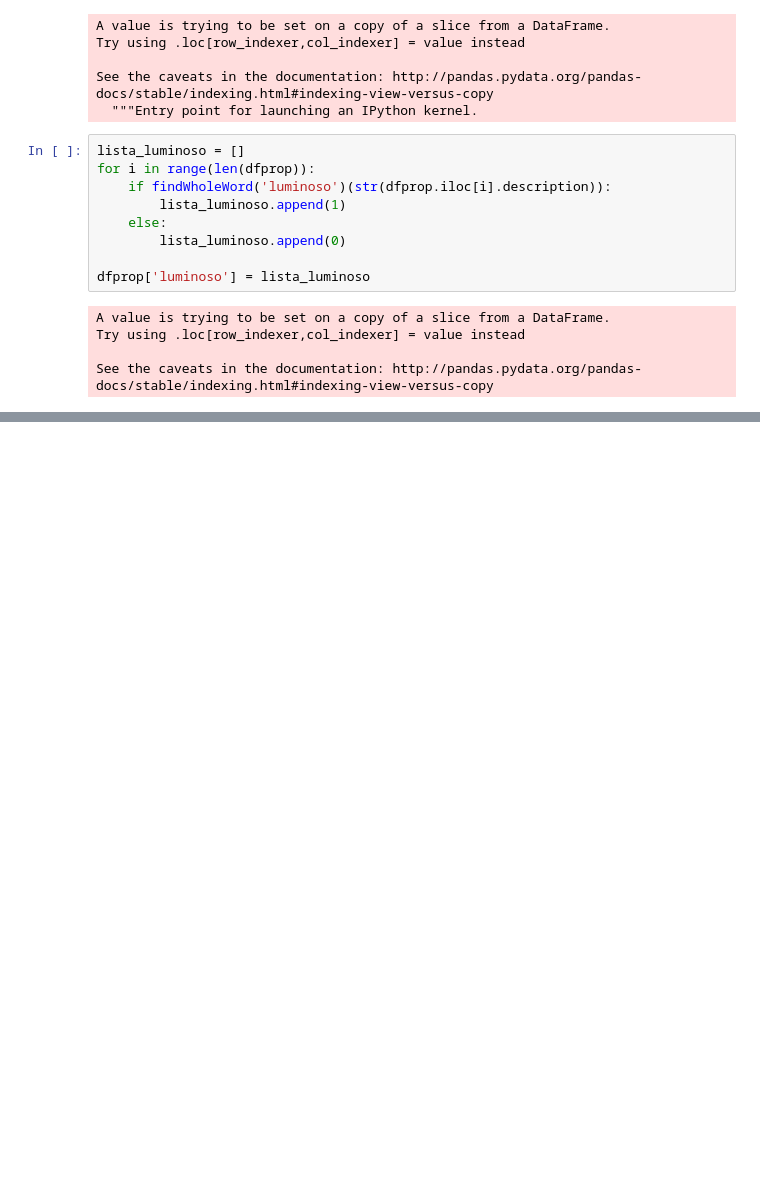
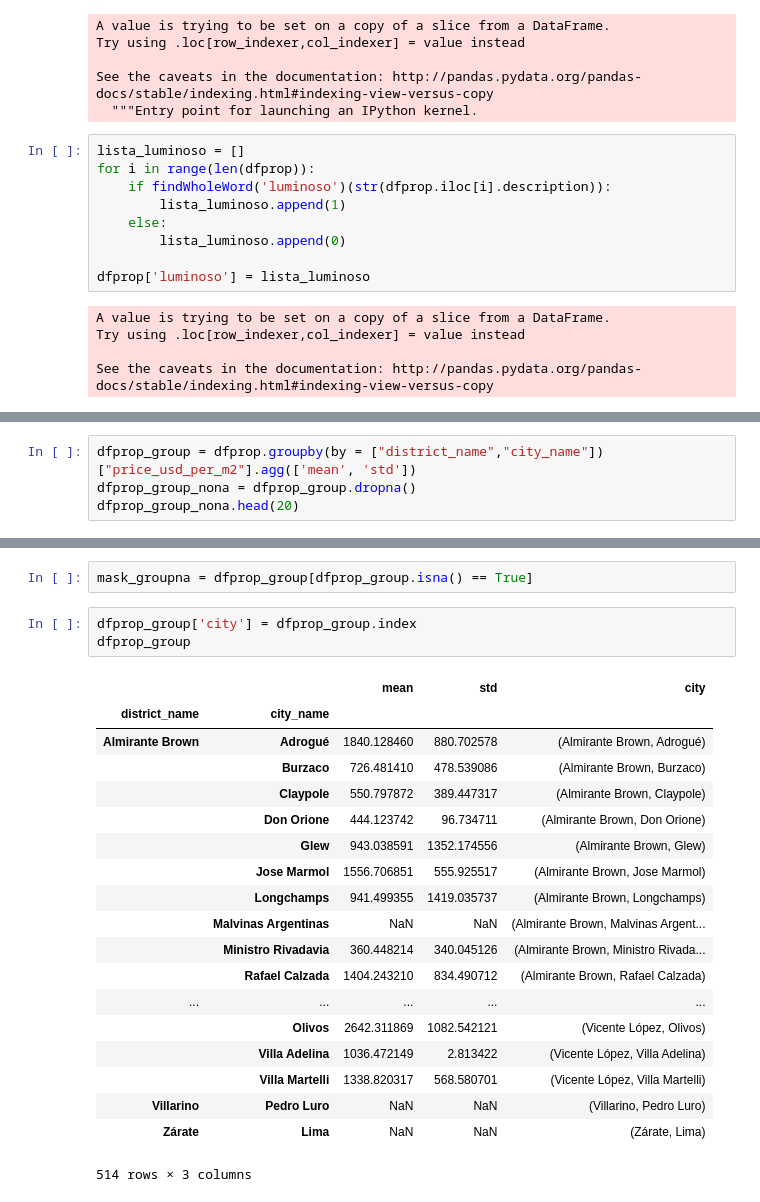
Before and after one commit to rgvillar/properati, a Jupyter notebook: Properati.ipynb, the cells around one changed output, grey strips where cells are left out. Cells and saved outputs as stored; diff of their text form; blank space fills up the shorter version.

```diff
--- a/Properati.ipynb
+++ b/Properati.ipynb
@@ -525,0 +839,4 @@ ModuleNotFoundError: No module named 'wordcloud'
+# %%
+dfprop_group = dfprop.groupby(by = ["district_name","city_name"])["price_usd_per_m2"].agg(['mean', 'std'])
+dfprop_group_nona = dfprop_group.dropna()
+dfprop_group_nona.head(20)
@@ -525,0 +862,25 @@ ModuleNotFoundError: No module named 'wordcloud'
+# %%
+mask_groupna = dfprop_group[dfprop_group.isna() == True]
+# %%
+dfprop_group['city'] = dfprop_group.index
+dfprop_group
+# %% [output]
+|  |  | mean | std | city |
+| district_name | city_name |  |  |  |
+| Almirante Brown | Adrogué | 1840.128460 | 880.702578 | (Almirante Brown, Adrogué) |
+|  | Burzaco | 726.481410 | 478.539086 | (Almirante Brown, Burzaco) |
+|  | Claypole | 550.797872 | 389.447317 | (Almirante Brown, Claypole) |
+|  | Don Orione | 444.123742 | 96.734711 | (Almirante Brown, Don Orione) |
+|  | Glew | 943.038591 | 1352.174556 | (Almirante Brown, Glew) |
+|  | Jose Marmol | 1556.706851 | 555.925517 | (Almirante Brown, Jose Marmol) |
+|  | Longchamps | 941.499355 | 1419.035737 | (Almirante Brown, Longchamps) |
+|  | Malvinas Argentinas | NaN | NaN | (Almirante Brown, Malvinas Argent... |
+|  | Ministro Rivadavia | 360.448214 | 340.045126 | (Almirante Brown, Ministro Rivada... |
+|  | Rafael Calzada | 1404.243210 | 834.490712 | (Almirante Brown, Rafael Calzada) |
+| ... | ... | ... | ... | ... |
+|  | Olivos | 2642.311869 | 1082.542121 | (Vicente López, Olivos) |
+|  | Villa Adelina | 1036.472149 | 2.813422 | (Vicente López, Villa Adelina) |
+|  | Villa Martelli | 1338.820317 | 568.580701 | (Vicente López, Villa Martelli) |
+| Villarino | Pedro Luro | NaN | NaN | (Villarino, Pedro Luro) |
+| Zárate | Lima | NaN | NaN | (Zárate, Lima) |
+514 rows × 3 columns
```
Also changed, not shown: parts of 49 cells of this notebook.
